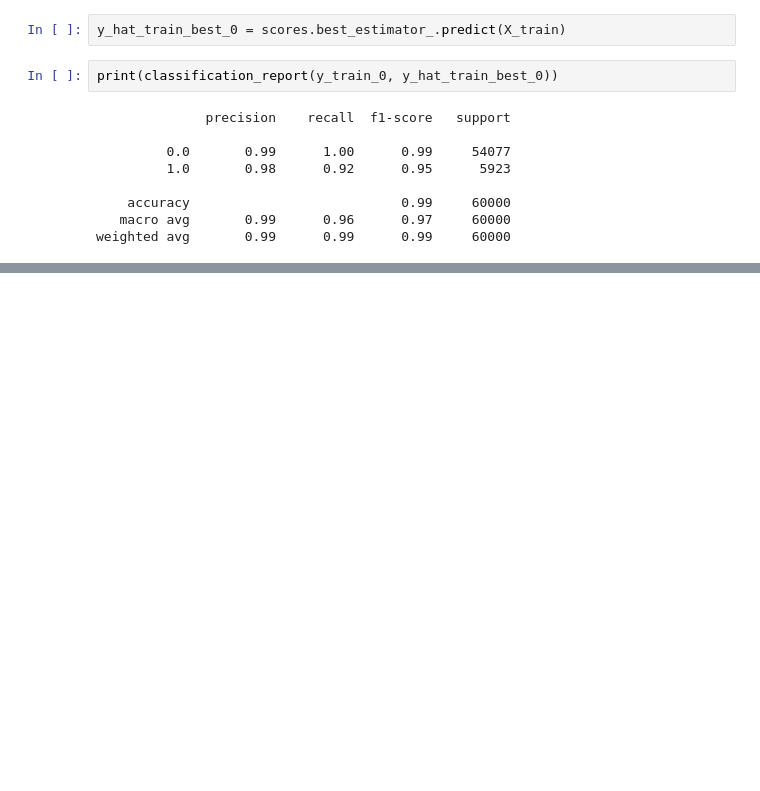
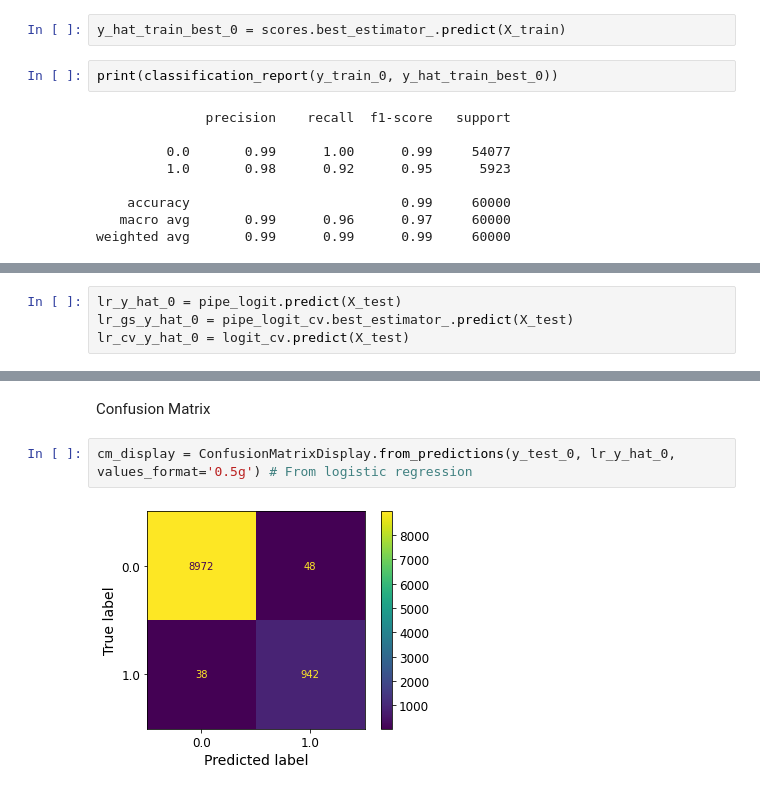
Before and after one commit to ananddotiyer/IIT-M, a Jupyter notebook: My Notes/MLP/Week6.ipynb, the cells around one changed output, grey strips where cells are left out. Drawn from its saved outputs; the diff is of its cells as text; blank space fills up the shorter version.

```diff
--- a/My Notes/MLP/Week6.ipynb
+++ b/My Notes/MLP/Week6.ipynb
@@ -309,0 +365,4 @@ weighted avg       0.99      0.99      0.99     60000
+# %%
+lr_y_hat_0 = pipe_logit.predict(X_test)
+lr_gs_y_hat_0 = pipe_logit_cv.best_estimator_.predict(X_test)
+lr_cv_y_hat_0 = logit_cv.predict(X_test)
@@ -309,0 +410,6 @@ weighted avg       0.99      0.99      0.99     60000
+# %% [markdown]
+Confusion Matrix
+# %%
+cm_display = ConfusionMatrixDisplay.from_predictions(y_test_0, lr_y_hat_0, values_format='0.5g') # From logistic regression
+# %% [output]
+[figure, added]
```
Also changed, not shown: parts of 22 cells of this notebook.
